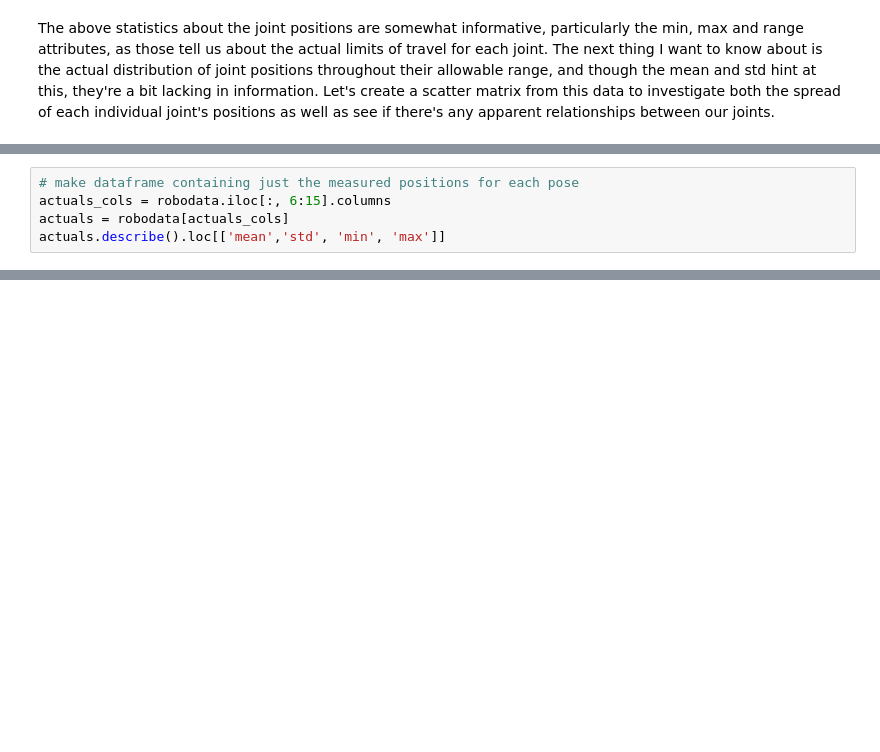
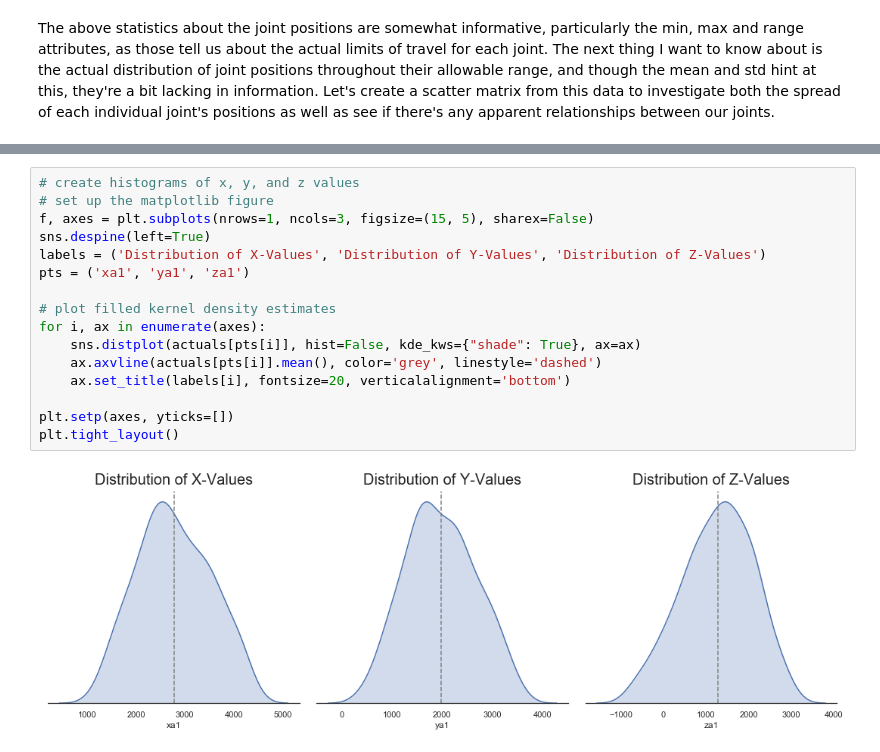
Before and after one commit to BotScutters/robot_accuracy, a Jupyter notebook: Positional accuracy of a 6-axis robot arm.ipynb, the cells around one changed output, grey strips where cells are left out. Saved outputs shown, nothing was run; the diff lists cells and outputs as text; blank space fills up the shorter version.

```diff
--- a/Positional accuracy of a 6-axis robot arm.ipynb
+++ b/Positional accuracy of a 6-axis robot arm.ipynb
@@ -102,5 +144,0 @@ I won't belabor it even further, but suffice it to say that these constraints co
-# %%
-# make dataframe containing just the measured positions for each pose
-actuals_cols = robodata.iloc[:, 6:15].columns
-actuals = robodata[actuals_cols]
-actuals.describe().loc[['mean','std', 'min', 'max']]
@@ -112,0 +225,18 @@ actuals.describe().loc[['mean','std', 'min', 'max']]
+# %%
+# create histograms of x, y, and z values
+# set up the matplotlib figure
+f, axes = plt.subplots(nrows=1, ncols=3, figsize=(15, 5), sharex=False)
+sns.despine(left=True)
+labels = ('Distribution of X-Values', 'Distribution of Y-Values', 'Distribution of Z-Values')
+pts = ('xa1', 'ya1', 'za1')
+
+# plot filled kernel density estimates
+for i, ax in enumerate(axes):
+    sns.distplot(actuals[pts[i]], hist=False, kde_kws={"shade": True}, ax=ax)
+    ax.axvline(actuals[pts[i]].mean(), color='grey', linestyle='dashed')
+    ax.set_title(labels[i], fontsize=20, verticalalignment='bottom')
+
+plt.setp(axes, yticks=[])
+plt.tight_layout()
+# %% [output]
+[figure, added]
```
Also changed, not shown: parts of 39 cells of this notebook.
